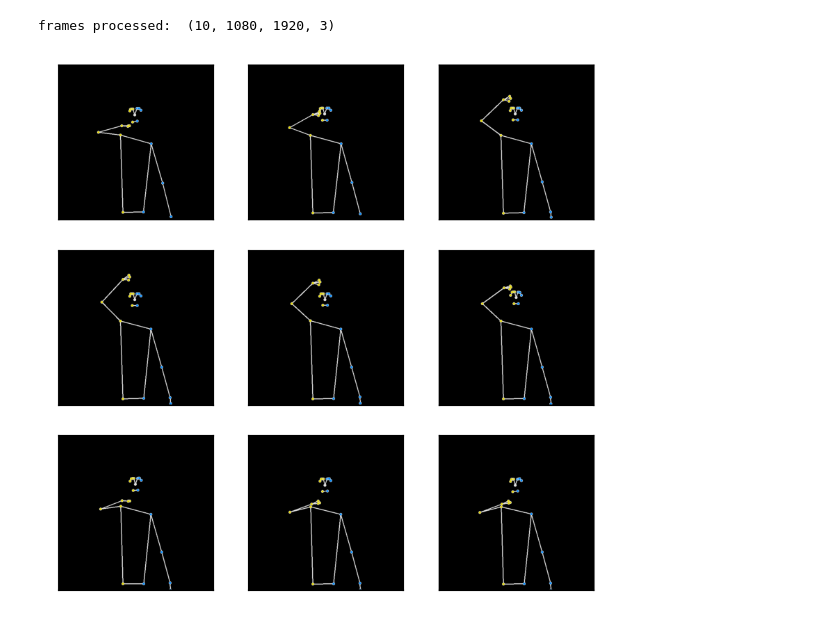
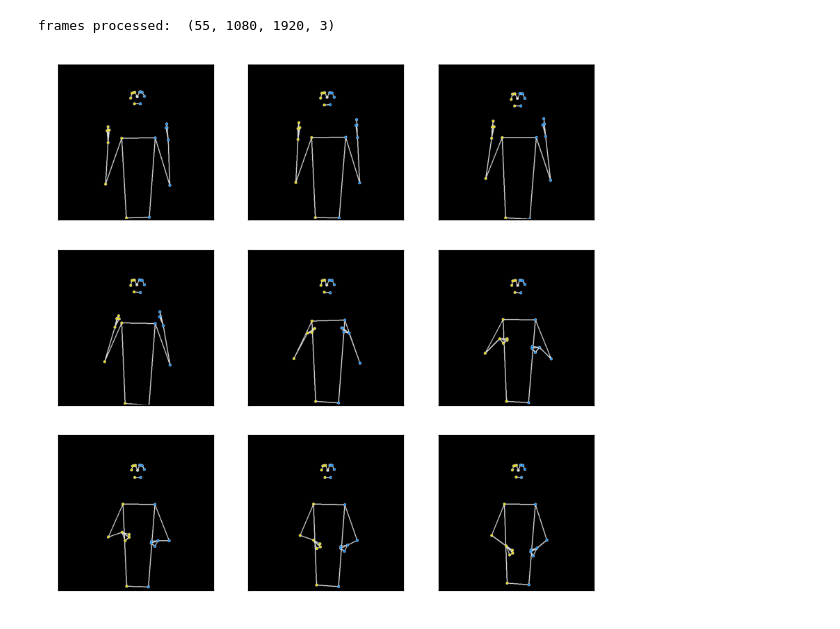
Before and after one commit to spongxin/dynamic-gesture-recognition, a Jupyter notebook: visual.ipynb, the cells around one changed output. Cells and saved outputs as stored; diff of their text form; code cells hidden in the pictures.

```diff
--- a/visual.ipynb
+++ b/visual.ipynb
@@ -14,27 +12,27 @@ drawing_style = mp.solutions.drawing_styles
 HAND_CONNECTION = mp.solutions.hands.HAND_CONNECTIONS
 POSE_CONNECTION = mp.solutions.pose.POSE_CONNECTIONS
 # %%
-filename="dataset/LSA64/002_003_002.mp4"
+filename="dataset/LSA64/055_006_002.mp4"
 frame_map = detect.FrameMap(filename)
-frames = frame_map.video2frames(interval=6)
-coordinates, ignored = frame_map.frames2coordinates(frames, min_tracking_confidence=0.3)
+frames = frame_map.video2frames(interval=1)
+coordinates, ignored = frame_map.frames2coordinates(frames, min_tracking_confidence=0.5)
 frames = frame_map.remove_frames(frames, ignored)
 print("frames processed: ", frames.shape)
 # %% [output]
-frames processed:  (10, 1080, 1920, 3)
+frames processed:  (55, 1080, 1920, 3)
 # %%
 plt.figure(figsize=(5, 5), dpi=200)
 for i in range(3):
     for j in range(3):
         # background = cv2.resize(frames[i*3+j], (500, 500))
         background = np.zeros((500, 500, 3))
         landmarks = NormalizedLandmarkList
-        landmarks.landmark = coordinates[i*3+j][:33]
+        landmarks.landmark = coordinates[(i*3+j)*5][:33]
         drawing_util.draw_landmarks(background, landmarks, POSE_CONNECTION, drawing_style.get_default_pose_landmarks_style())
         plt.subplot(3, 3, i*3+j+1)
         plt.xticks([])
         plt.yticks([])
         plt.imshow(background.astype(np.uint8))
 plt.show()
 # %% [output]
-[figure, old version]
+[figure, new version]
```
Also changed, not shown: parts of 2 cells of this notebook.
